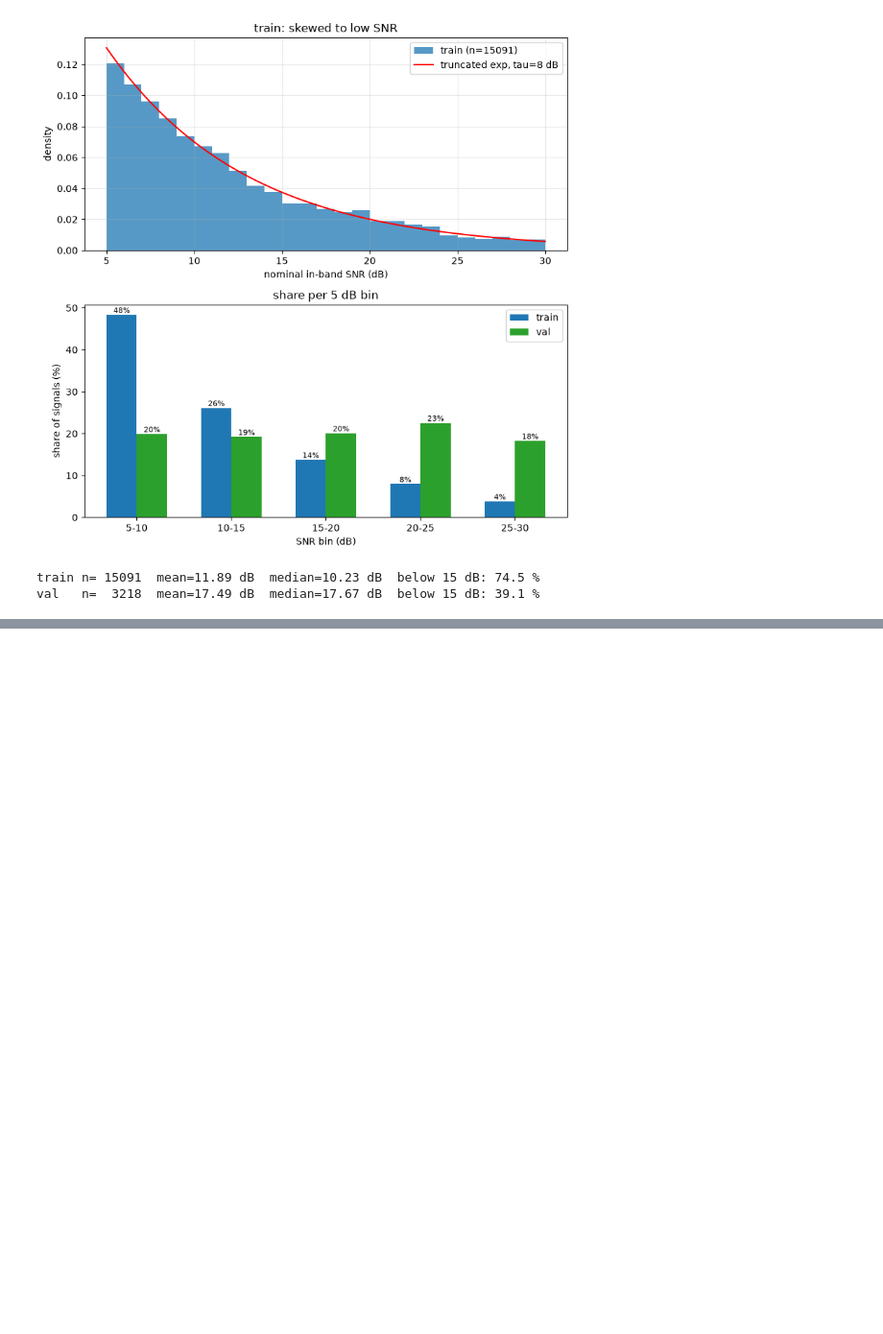
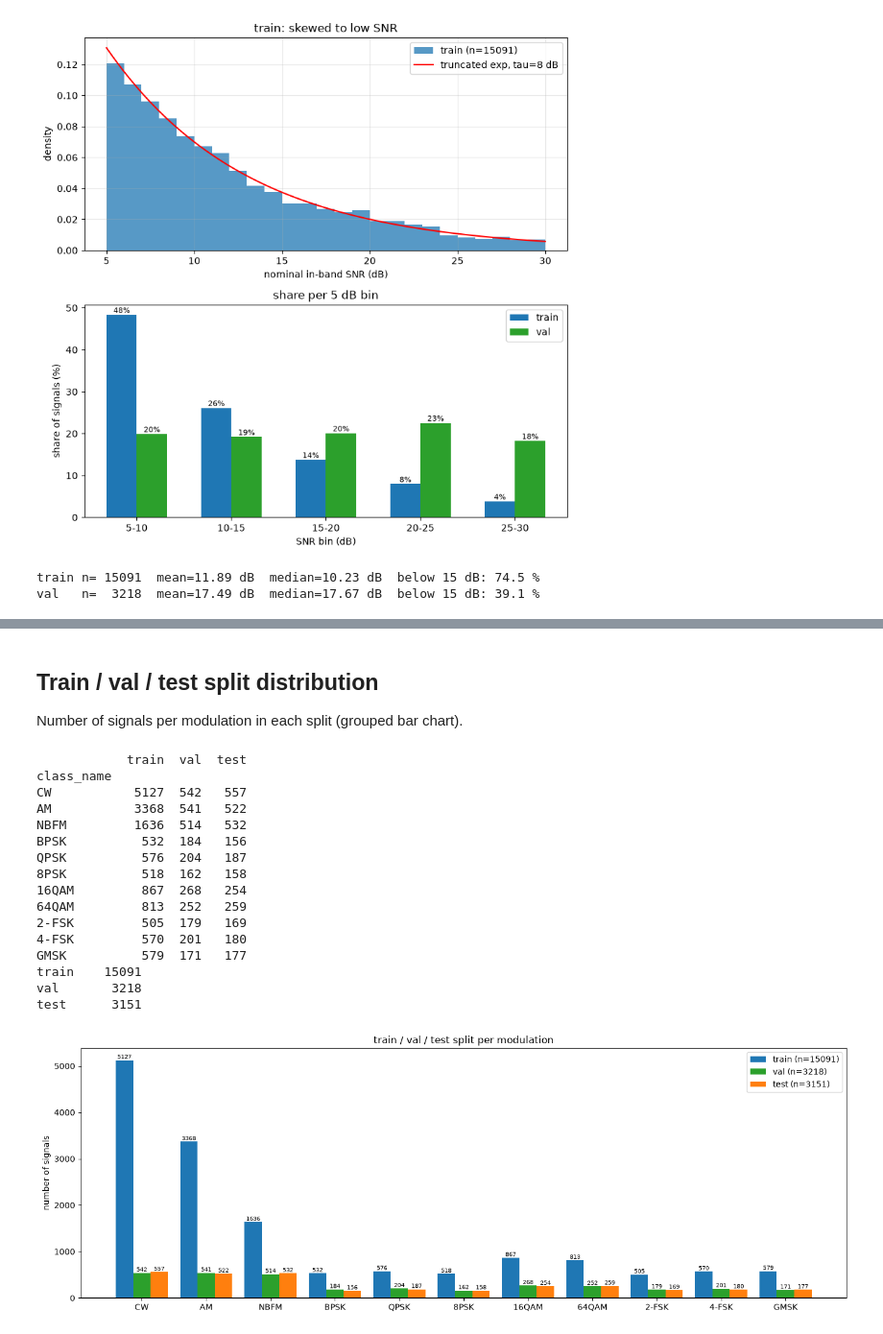
Before and after one commit to TohidTonekaboni/RF-Signal-Detection, a Jupyter notebook: test.ipynb, the cells around one changed output, grey strips where cells are left out. Shown at 96% size. Drawn from its saved outputs; the diff is of its cells as text; code cells hidden in the pictures; blank space fills up the shorter version.

```diff
--- a/test.ipynb
+++ b/test.ipynb
@@ -260,0 +321,37 @@ val   n=  3218  mean=17.49 dB  median=17.67 dB  below 15 dB: 39.1 %
+# %% [markdown]
+## Train / val / test split distribution
+Number of signals per modulation in each split (grouped bar chart).
+# %%
+splits = ("train", "val", "test")
+df = {s: pd.read_parquet(DATA_DIR / s / "signals.parquet") for s in splits}
+counts_split = pd.DataFrame({s: d.class_name.value_counts() for s, d in df.items()}).reindex(order)
+print(counts_split.to_string()); print(counts_split.sum().to_string())
+
+colors = ("tab:blue", "tab:green", "tab:orange")
+fig, ax = plt.subplots(figsize=(14, 5))
+w = 0.27
+x = np.arange(len(order))
+for i, (s, c) in enumerate(zip(splits, colors)):
+    bars = ax.bar(x + (i - 1) * w, counts_split[s], width=w, color=c, label=f"{s} (n={counts_split[s].sum()})")
+    ax.bar_label(bars, fontsize=7)
+ax.set(xticks=x, xticklabels=order, ylabel="number of signals", title="train / val / test split per modulation")
+ax.legend()
+plt.tight_layout(); plt.show()
+# %% [output]
+            train  val  test
+class_name
+CW           5127  542   557
+AM           3368  541   522
+NBFM         1636  514   532
+BPSK          532  184   156
+QPSK          576  204   187
+8PSK          518  162   158
+16QAM         867  268   254
+64QAM         813  252   259
+2-FSK         505  179   169
+4-FSK         570  201   180
+GMSK          579  171   177
+train    15091
+val       3218
+test      3151
+[figure, added]
```
Also changed, not shown: parts of 15 cells of this notebook, 33 other files.
